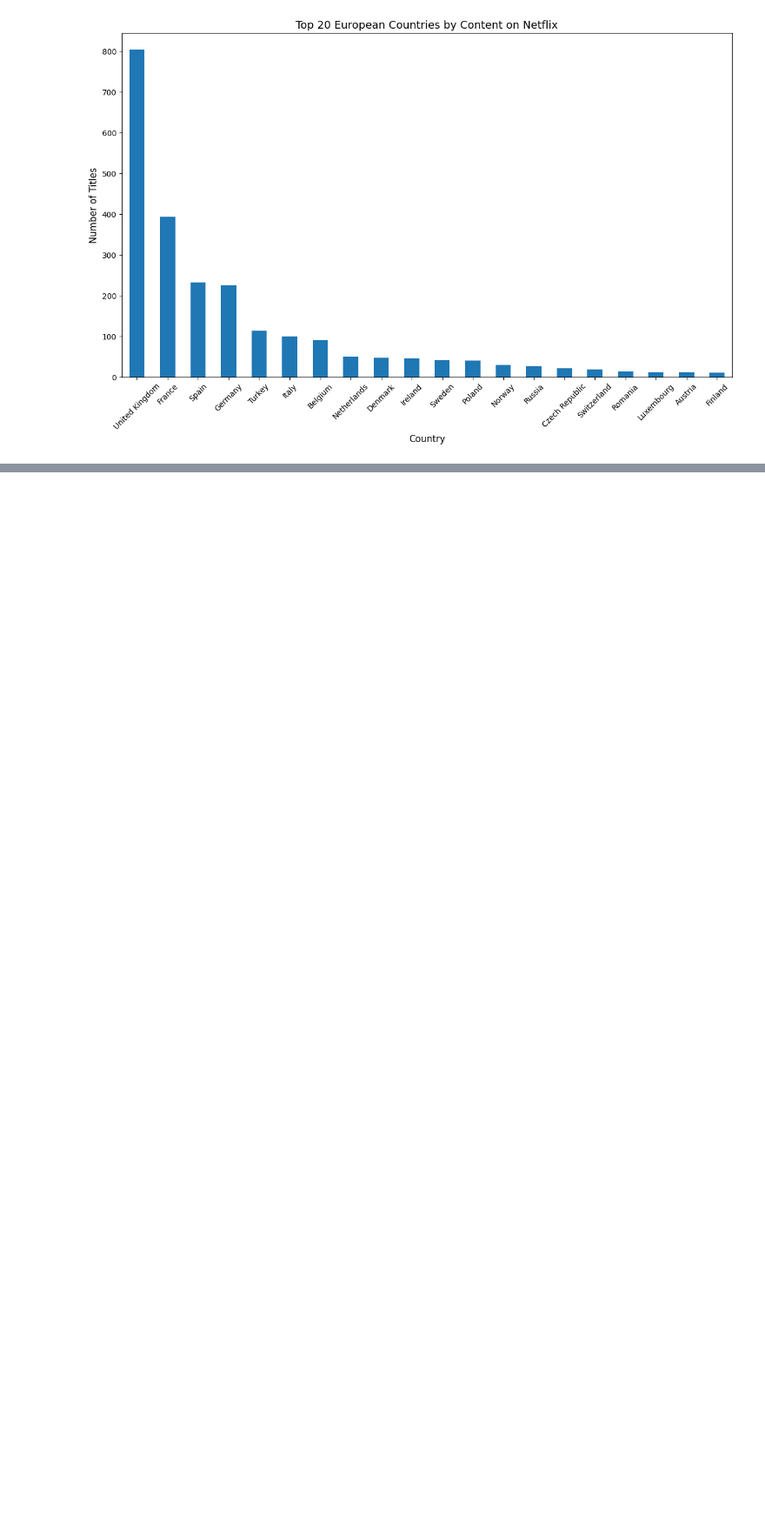
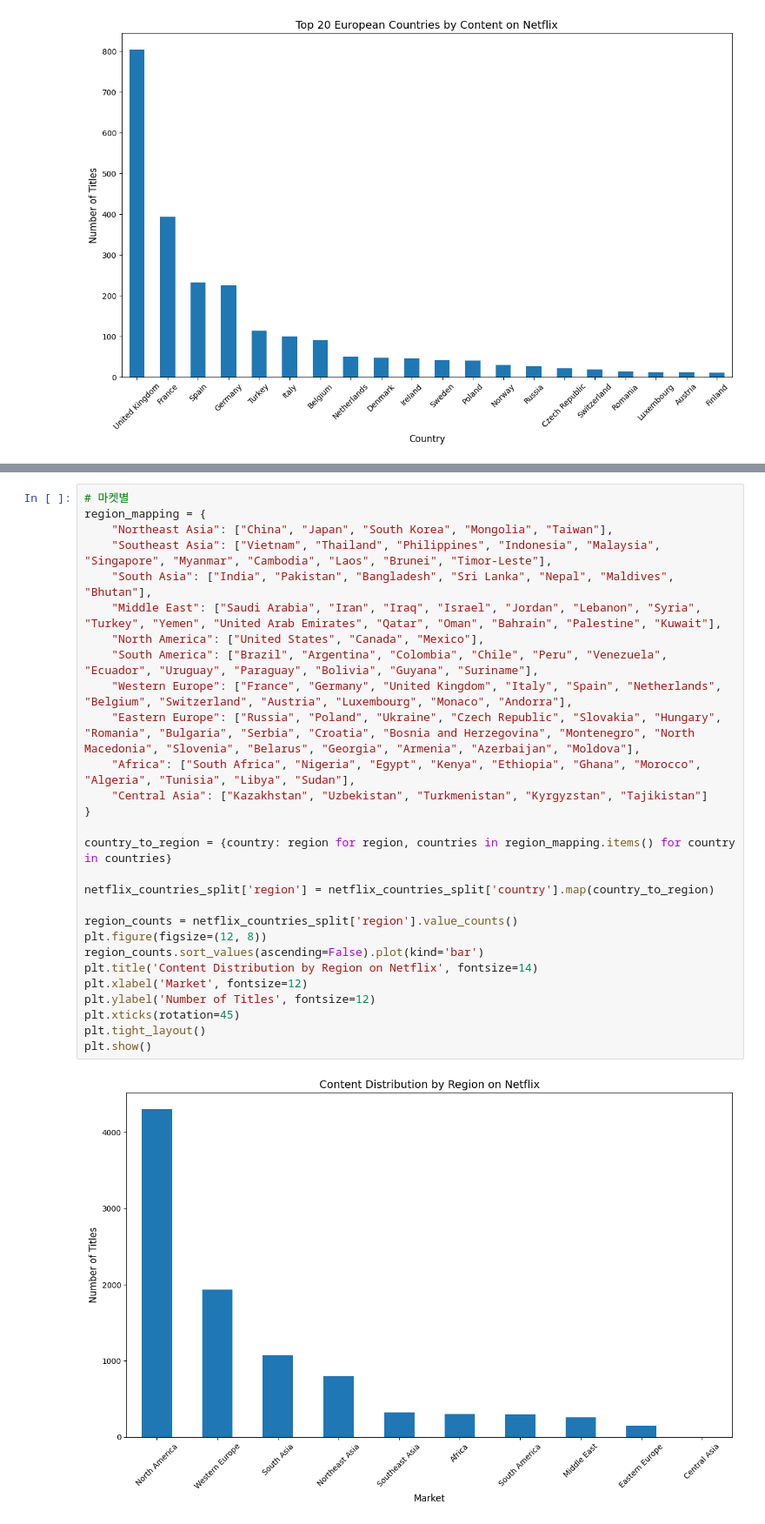
Before and after one commit to seungboAn/DATAthon, a Jupyter notebook: 김대환/joshworkspace.ipynb, the cells around one changed output, grey strips where cells are left out. Shown at 87% size. Drawn from its saved outputs; the diff is of its cells as text; blank space fills up the shorter version.

```diff
--- a/김대환/joshworkspace.ipynb
+++ b/김대환/joshworkspace.ipynb
@@ -66,0 +97,30 @@ plt.show()
+# %%
+# 마켓별
+region_mapping = {
+    "Northeast Asia": ["China", "Japan", "South Korea", "Mongolia", "Taiwan"],
+    "Southeast Asia": ["Vietnam", "Thailand", "Philippines", "Indonesia", "Malaysia", "Singapore", "Myanmar", "Cambodia", "Laos", "Brunei", "Timor-Leste"],
+    "South Asia": ["India", "Pakistan", "Bangladesh", "Sri Lanka", "Nepal", "Maldives", "Bhutan"],
+    "Middle East": ["Saudi Arabia", "Iran", "Iraq", "Israel", "Jordan", "Lebanon", "Syria", "Turkey", "Yemen", "United Arab Emirates", "Qatar", "Oman", "Bahrain", "Palestine", "Kuwait"],
+    "North America": ["United States", "Canada", "Mexico"],
+    "South America": ["Brazil", "Argentina", "Colombia", "Chile", "Peru", "Venezuela", "Ecuador", "Uruguay", "Paraguay", "Bolivia", "Guyana", "Suriname"],
+    "Western Europe": ["France", "Germany", "United Kingdom", "Italy", "Spain", "Netherlands", "Belgium", "Switzerland", "Austria", "Luxembourg", "Monaco", "Andorra"],
+    "Eastern Europe": ["Russia", "Poland", "Ukraine", "Czech Republic", "Slovakia", "Hungary", "Romania", "Bulgaria", "Serbia", "Croatia", "Bosnia and Herzegovina", "Montenegro", "North Macedonia", "Slovenia", "Belarus", "Georgia", "Armenia", "Azerbaijan", "Moldova"],
+    "Africa": ["South Africa", "Nigeria", "Egypt", "Kenya", "Ethiopia", "Ghana", "Morocco", "Algeria", "Tunisia", "Libya", "Sudan"],
+    "Central Asia": ["Kazakhstan", "Uzbekistan", "Turkmenistan", "Kyrgyzstan", "Tajikistan"]
+}
+
+country_to_region = {country: region for region, countries in region_mapping.items() for country in countries}
+
+netflix_countries_split['region'] = netflix_countries_split['country'].map(country_to_region)
+
+region_counts = netflix_countries_split['region'].value_counts()
+plt.figure(figsize=(12, 8))
+region_counts.sort_values(ascending=False).plot(kind='bar')
+plt.title('Content Distribution by Region on Netflix', fontsize=14)
+plt.xlabel('Market', fontsize=12)
+plt.ylabel('Number of Titles', fontsize=12)
+plt.xticks(rotation=45)
+plt.tight_layout()
+plt.show()
+# %% [output]
+[figure, added]
```
Also changed, not shown: parts of 1 cell of this notebook.
